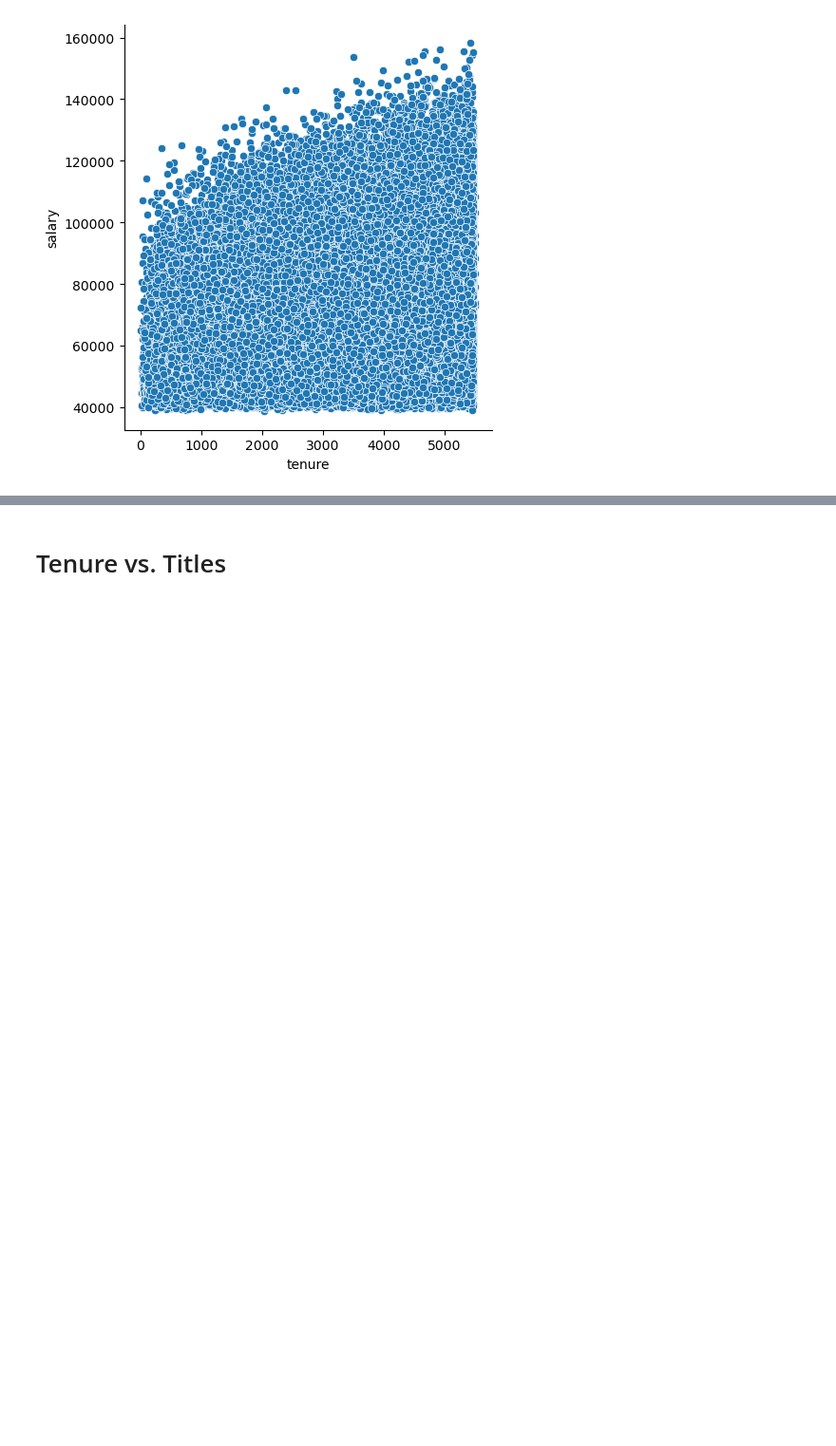
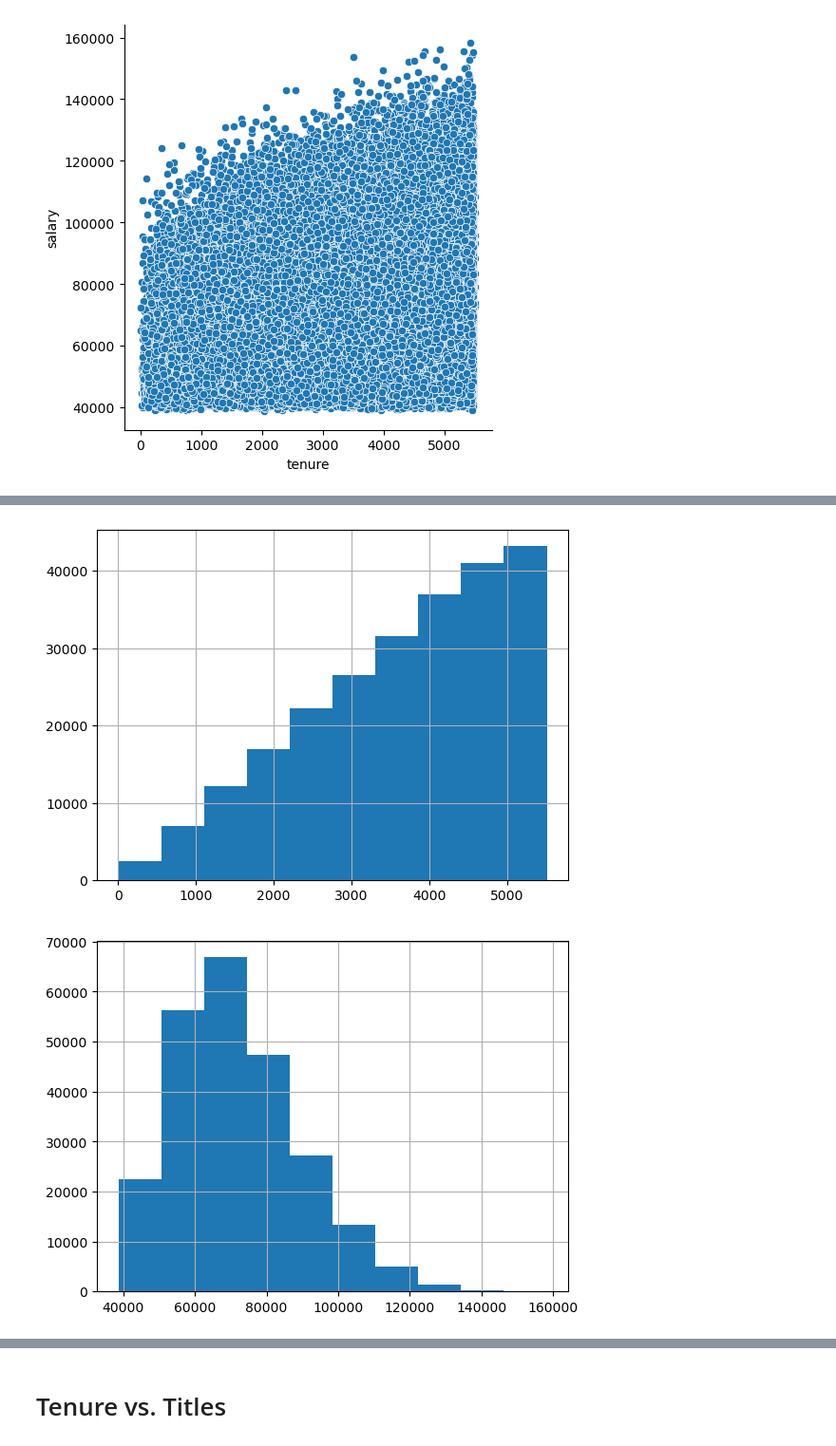
Before and after one commit to manuelparra1/statistics-exercises, a Jupyter notebook: hypothesis_testing.ipynb, the cells around one changed output, grey strips where cells are left out. Shown at 95% size. Drawn from its saved outputs; the diff is of its cells as text; code cells hidden in the pictures; blank space fills up the shorter version.

```diff
--- a/hypothesis_testing.ipynb
+++ b/hypothesis_testing.ipynb
@@ -635,0 +955,11 @@ sns.relplot(data=employees_with_salaries, y='salary', x='tenure')
+# %%
+# 4. Assumptions
+#    a. Normality (Distribution)(Hist)
+
+tenure_df.tenure.hist()
+plt.show()
+tenure_df.salary.hist()
+plt.show()
+# %% [output]
+[figure, added]
+[figure, added]
```
Also changed, not shown: parts of 120 cells of this notebook.
